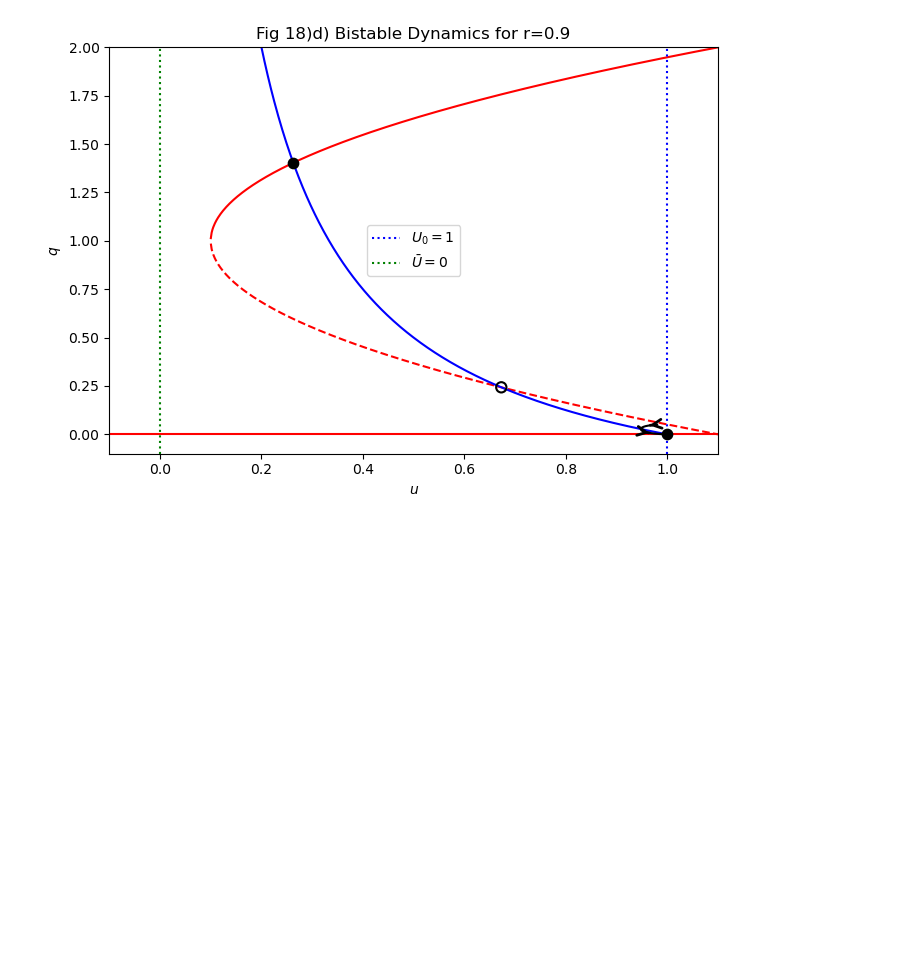
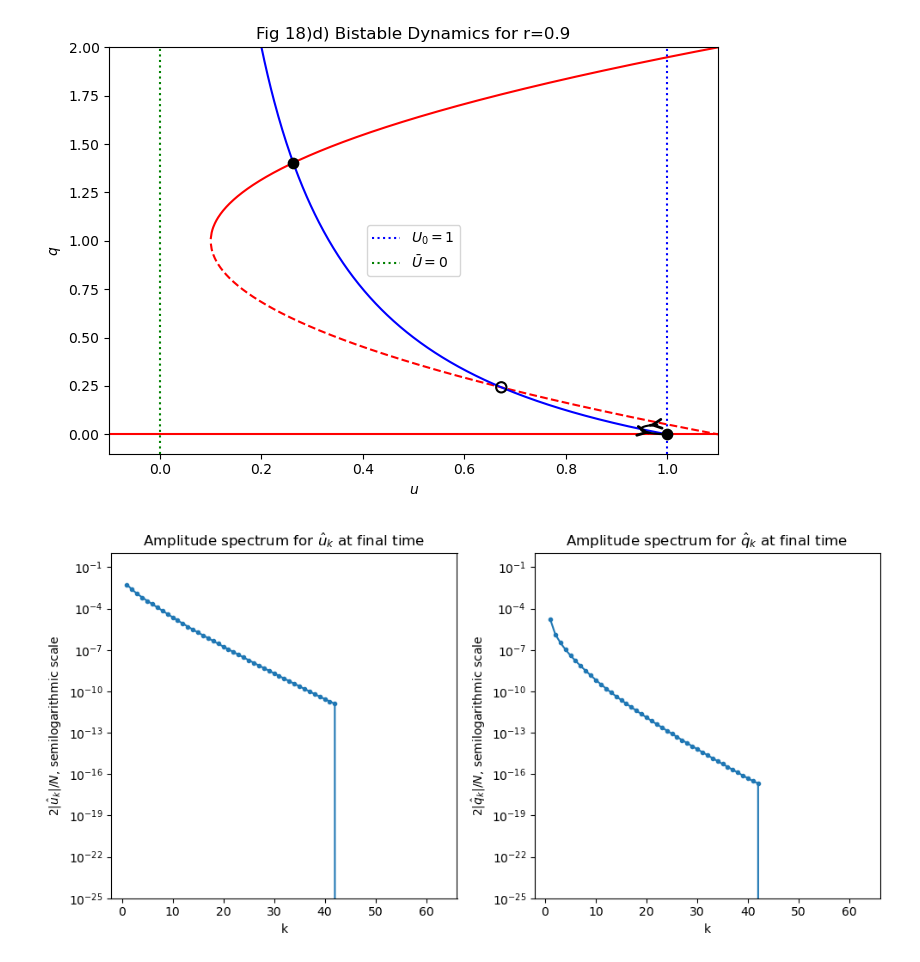
Before and after one commit to phillyyymcd/26-27-Maths-Project, a Jupyter notebook: Philly.ipynb, the cells around one changed output. Cells and saved outputs as stored; diff of their text form; code cells hidden in the pictures; blank space fills up the shorter version.

```diff
--- a/Philly.ipynb
+++ b/Philly.ipynb
@@ -206,0 +297,20 @@ plt.show()
+# %%
+half = slice(1, N//2) #positive wavenumbers only (don't need duplicates)
+
+fig, ax = plt.subplots(1, 2, figsize = (10,5))
+ax[0].semilogy(k[half], 2*np.abs(uh[half]/N), marker='o', ms=3)
+ax[0].set_xlabel("k")
+ax[0].set_ylabel(r"$2|\hat u_k|/N$, semilogarithmic scale")
+ax[0].set_title(r"Amplitude spectrum for $\hat u_k$ at final time ")
+ax[0].set_ylim(1e-25, 1)
+
+ax[1].semilogy(k[half], 2*np.abs(qh[half]/N), marker='o', ms=3)
+ax[1].set_xlabel("k")
+ax[1].set_ylabel(r"$2|\hat q_k|/N$, semilogarithmic scale")
+ax[1].set_title(r"Amplitude spectrum for $\hat q_k$ at final time ")
+ax[1].set_ylim(1e-25, 1)
+
+plt.tight_layout()
+plt.show()
+# %% [output]
+[figure, added]
```
Also changed, not shown: parts of 4 cells of this notebook.
